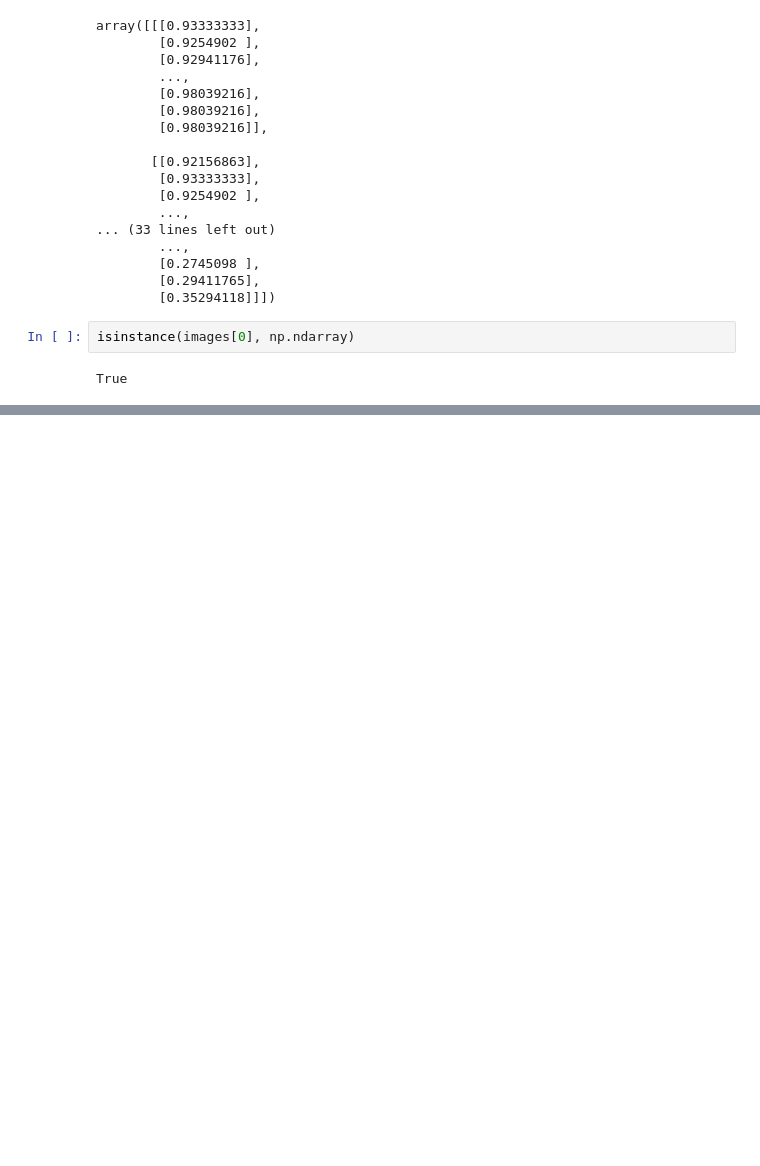
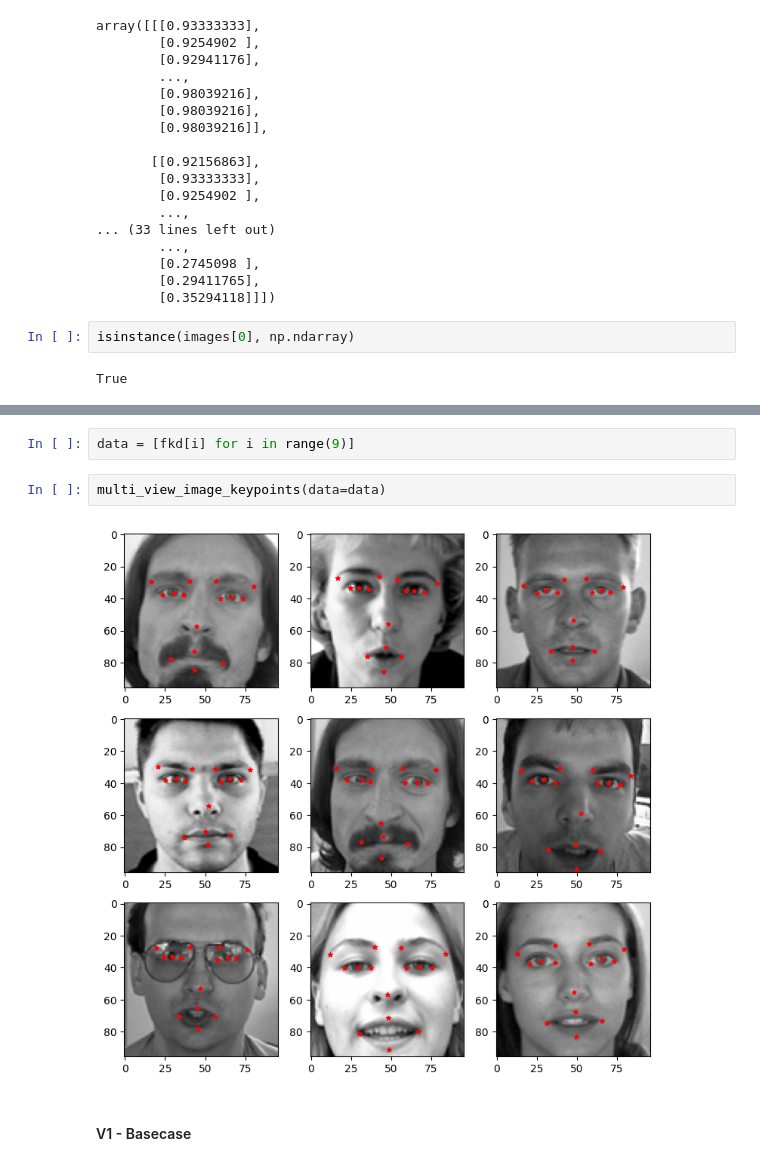
Before and after one commit to sunny1401/backbone_models_cv_nlp, a Jupyter notebook: src/cv/model_pipelines/notebooks/facial_keypoint_recognition.ipynb, the cells around one changed output, grey strips where cells are left out. Saved outputs shown, nothing was run; the diff lists cells and outputs as text; blank space fills up the shorter version.

```diff
--- a/src/cv/model_pipelines/notebooks/facial_keypoint_recognition.ipynb
+++ b/src/cv/model_pipelines/notebooks/facial_keypoint_recognition.ipynb
@@ -138,2 +140,10 @@ len(fkdl)
+# %%
+data = [fkd[i] for i in range(9)]
+# %%
+multi_view_image_keypoints(data=data)
+# %% [output]
+[figure, added]
+# %% [markdown]
+#### V1 - Basecase
 # %%
 # Initial config for training
```
Also changed, not shown: parts of 39 cells of this notebook, 9 other files.
